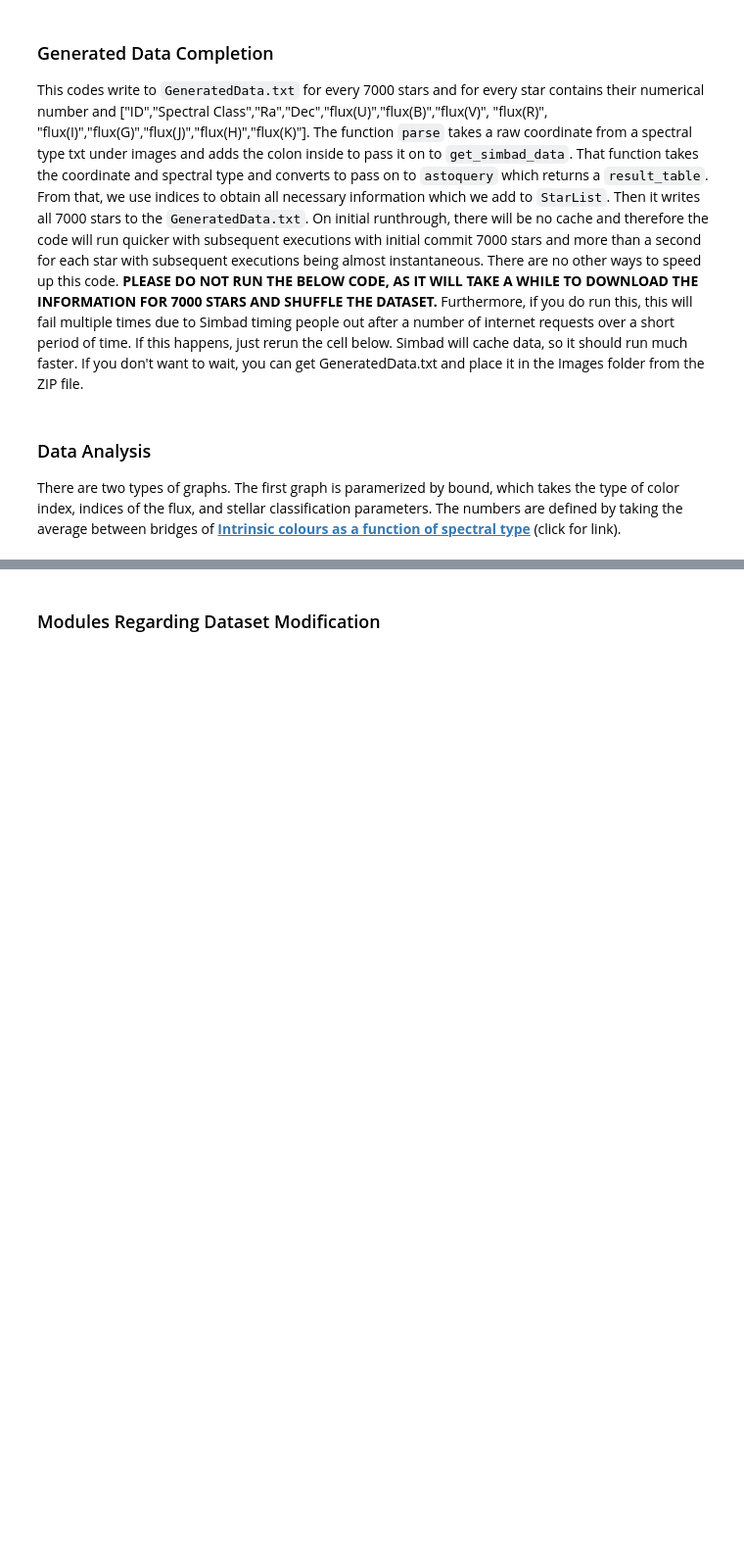
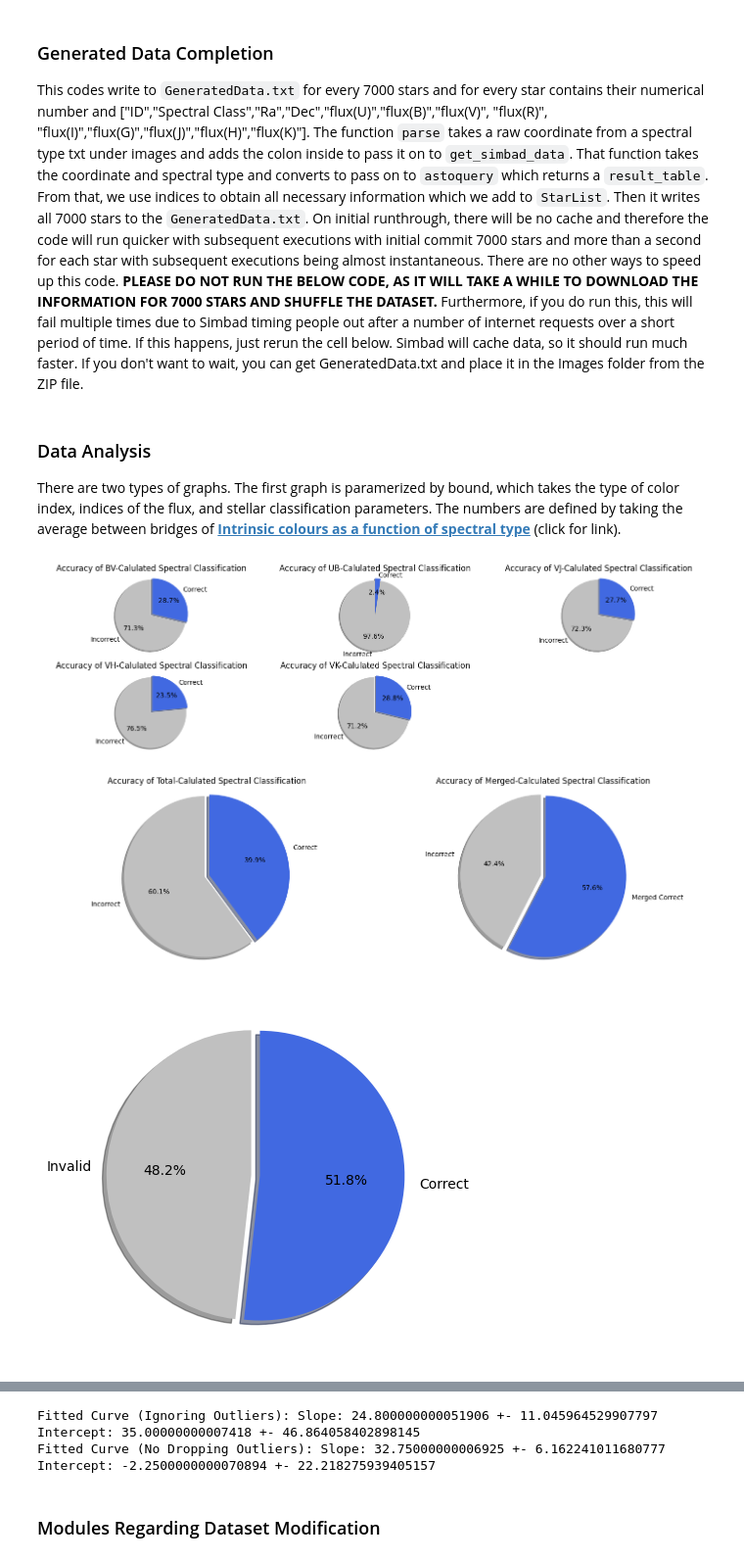
Before and after one commit to dkang2024/Spectral-Classification-AI, a Jupyter notebook: Dataset.ipynb, the cells around one changed output, grey strips where cells are left out. Shown at 98% size. Drawn from its saved outputs; the diff is of its cells as text; code cells hidden in the pictures; blank space fills up the shorter version.

Commit message:
Visualization

```diff
--- a/Dataset.ipynb
+++ b/Dataset.ipynb
@@ -212,55 +212,60 @@ axes = axes.flatten()
 axes[0].pie([7000-correct-inv, correct], labels=["Incorrect", "Correct"], colors=["Silver","Royalblue"], explode=(0,0.06), autopct='%1.1f%%', startangle=90, shadow=True)
 axes[0].set_title('Accuracy of Total-Calulated Spectral Classification')
 axes[0].axis('equal')
-axes[1].pie([7000-correct2-inv, correct2], labels=["Incorrect", "MergeCorrect"], colors=["Silver","Royalblue"], explode=(0,0.06), autopct='%1.1f%%', startangle=90, shadow=True)
+axes[1].pie([7000-correct2-inv, correct2], labels=["Incorrect", "Merged Correct"], colors=["Silver","Royalblue"], explode=(0,0.06), autopct='%1.1f%%', startangle=90, shadow=True)
 axes[1].set_title('Accuracy of Merged-Calculated Spectral Classification')
 axes[1].axis('equal')
+
 plt.show()
 plt.pie([inv, correct], labels=["Invalid", "Correct"], colors=["Silver","Royalblue"], explode=(0,0.06), autopct='%1.1f%%', startangle=90, shadow=True)
 plt.show()
 
-print(len(Ans2))
 fig, axes = plt.subplots(nrows=3, ncols=3, figsize=(15, 9), layout="constrained")
 axes = axes.flatten()
-plt.title("Steller Classification Evaluation")
+fig.suptitle("Stellar Classification Evaluation")
 nums=[]
 for k in range(7):
     prediction=[0,0,0,0,0,0,0]
     colors=["Silver","Silver","Silver","Silver","Silver","Silver","Silver"]
     colors[k]="RoyalBlue"
     for i in range(1001):
         try: prediction[L.index(Ans2[k*1000+i])]+=1
         except: pass
     axes[k].bar(L,prediction,color=colors)
     axes[k].set_title(L[k])
     nums.append(prediction[k])
 fig.delaxes(axes[7])
 fig.delaxes(axes[8])
 plt.show()
 
 def linear(x, m, b):
     return m * x + b
 
-xs=[1,2,3,4,5,6,7]
+xs=list(range(7))
 # Perform the curve fit
-params, covariance = curve_fit(linear, xs[2:], nums[2:])
+params_ignore, covariance_ignore = curve_fit(linear, xs[2:], nums[2:])
+m_fit_ignore, b_fit_ignore = params_ignore
+
+params, covariance = curve_fit(linear, xs, nums)
 m_fit, b_fit = params
+
 # Generate the fitted curve
-x_fit = np.linspace(min(xs), max(xs), 100)
-y_fit = linear(x_fit, m_fit, b_fit)
+x_fit = np.linspace(min(xs), max(xs), 1000)
+y_fit = linear(x_fit, m_fit_ignore, b_fit_ignore)
 # Plot the original data and the fitted curve
 plt.scatter(xs, nums, label='Data')
-plt.plot(x_fit, y_fit, label='Fitted Curve', color='red')
+plt.plot(x_fit, y_fit, label='Fitted Curve (Ignoring O and B)', color='red')
+plt.plot(x_fit, linear(x_fit, m_fit, b_fit), label='Fitted Curve (No Outlier Dropping)', c='g')
+plt.xticks(ticks=range(7), labels=('O', 'B', 'A', 'F', 'G', 'K', 'M'))
 plt.xlabel('X')
 plt.ylabel('Y')
 plt.title('Number of Accurate Predictions from O to M')
 plt.legend()
 plt.show()
-print(m_fit)
-print(b_fit)
-residuals = []
-chi_square=0
-for i in range(2,7):
-    temp=nums[i]-linear(xs[i],m_fit,b_fit)
-    chi_square+=(temp/nums[i])**2
-print("chi_square",chi_square)
+
+print(f'Fitted Curve (Ignoring Outliers): Slope: {m_fit_ignore} +- {np.sqrt(covariance_ignore[0, 0])}', f'Intercept: {b_fit_ignore} +- {np.sqrt(covariance_ignore[1, 1])}')
+print(f'Fitted Curve (No Dropping Outliers): Slope: {m_fit} +- {np.sqrt(covariance[0, 0])}', f'Intercept: {b_fit} +- {np.sqrt(covariance[1, 1])}')
+# %% [output]
+[figure, added]
+[figure, added]
+[figure, added]
@@ -267,3 +274,5 @@ print("chi_square",chi_square)
+Fitted Curve (Ignoring Outliers): Slope: 24.800000000051906 +- 11.045964529907797 Intercept: 35.00000000007418 +- 46.864058402898145
+Fitted Curve (No Dropping Outliers): Slope: 32.75000000006925 +- 6.162241011680777 Intercept: -2.2500000000070894 +- 22.218275939405157
 # %% [markdown]
 ### Modules Regarding Dataset Modification
 # %% [markdown]
```
Also changed, not shown: parts of 4 cells of this notebook.
